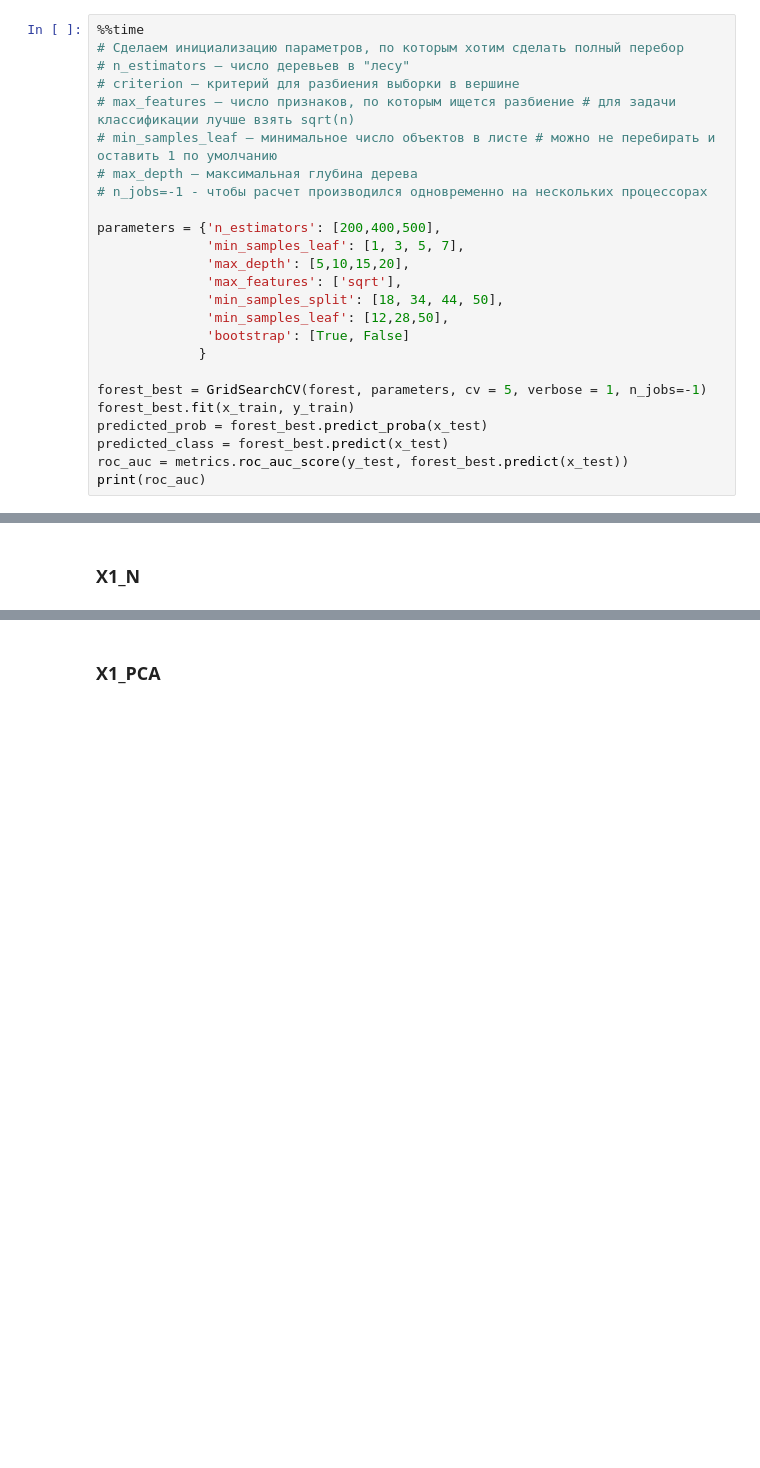
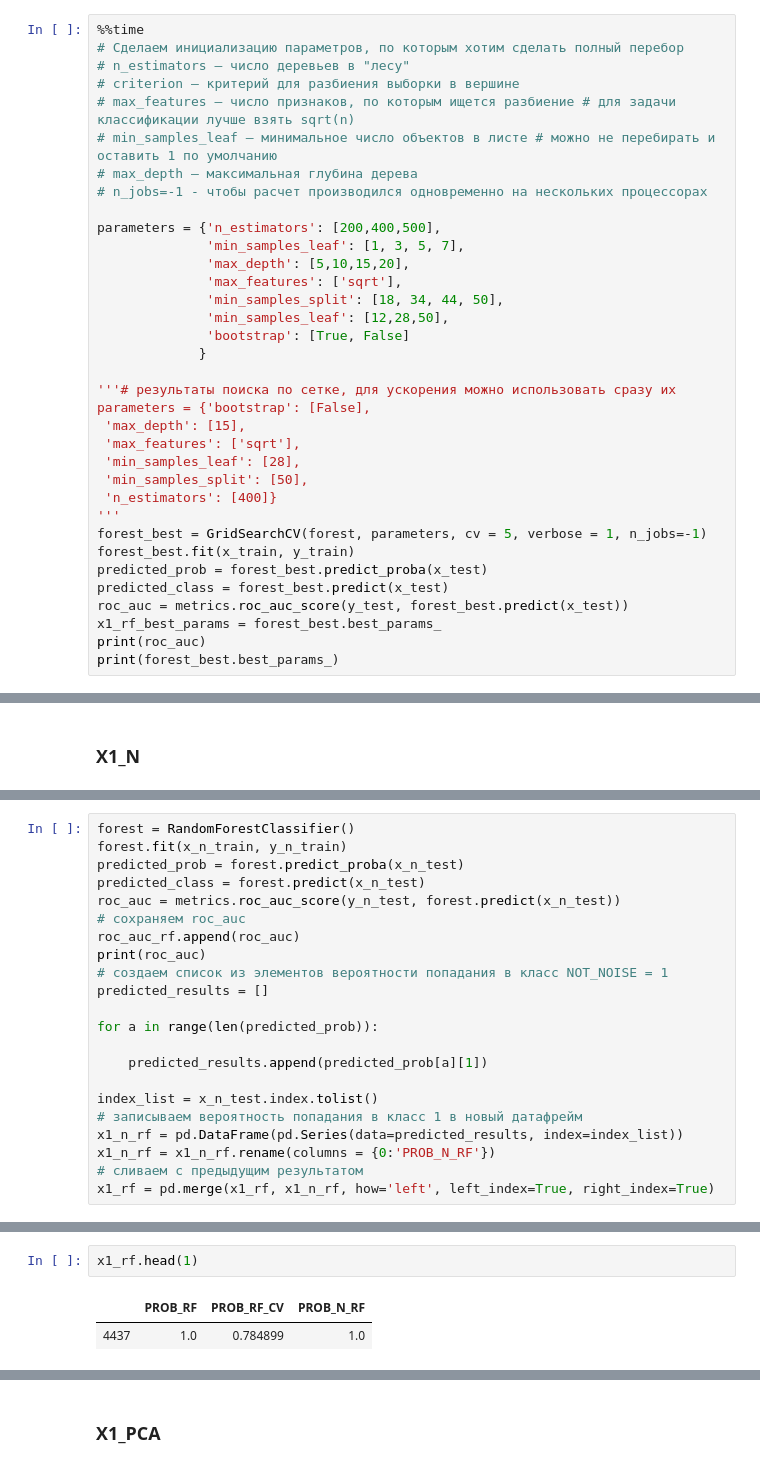
Before and after one commit to katya-luzina/noise_control, a Jupyter notebook: cross_deals.ipynb, the cells around one changed output, grey strips where cells are left out. Drawn from its saved outputs; the diff is of its cells as text; blank space fills up the shorter version.

```diff
--- a/cross_deals.ipynb
+++ b/cross_deals.ipynb
@@ -335,10 +320,20 @@ parameters = {'n_estimators': [200,400,500],
               'bootstrap': [True, False]
              }
 
+'''# результаты поиска по сетке, для ускорения можно использовать сразу их
+parameters = {'bootstrap': [False],
+ 'max_depth': [15],
+ 'max_features': ['sqrt'],
+ 'min_samples_leaf': [28],
+ 'min_samples_split': [50],
+ 'n_estimators': [400]}
+'''
 forest_best = GridSearchCV(forest, parameters, cv = 5, verbose = 1, n_jobs=-1)
 forest_best.fit(x_train, y_train)
 predicted_prob = forest_best.predict_proba(x_test)
 predicted_class = forest_best.predict(x_test)
 roc_auc = metrics.roc_auc_score(y_test, forest_best.predict(x_test))
+x1_rf_best_params = forest_best.best_params_
 print(roc_auc)
+print(forest_best.best_params_)
 # %% [output]
@@ -400,0 +367,22 @@ x1_rf
+# %%
+forest = RandomForestClassifier()
+forest.fit(x_n_train, y_n_train)
+predicted_prob = forest.predict_proba(x_n_test)
+predicted_class = forest.predict(x_n_test)
+roc_auc = metrics.roc_auc_score(y_n_test, forest.predict(x_n_test))
+# сохраняем roc_auc
+roc_auc_rf.append(roc_auc)
+print(roc_auc)
+# создаем список из элементов вероятности попадания в класс NOT_NOISE = 1
+predicted_results = []
+
+for a in range(len(predicted_prob)):
+
+    predicted_results.append(predicted_prob[a][1])
+
+index_list = x_n_test.index.tolist()
+# записываем вероятность попадания в класс 1 в новый датафрейм
+x1_n_rf = pd.DataFrame(pd.Series(data=predicted_results, index=index_list))
+x1_n_rf = x1_n_rf.rename(columns = {0:'PROB_N_RF'})
+# сливаем с предыдущим результатом
+x1_rf = pd.merge(x1_rf, x1_n_rf, how='left', left_index=True, right_index=True)
@@ -400,0 +395,5 @@ x1_rf
+# %%
+x1_rf.head(1)
+# %% [output]
+|  | PROB_RF | PROB_RF_CV | PROB_N_RF |
+| 4437 | 1.0 | 0.784899 | 1.0 |
```
Also changed, not shown: parts of 25 cells of this notebook.
